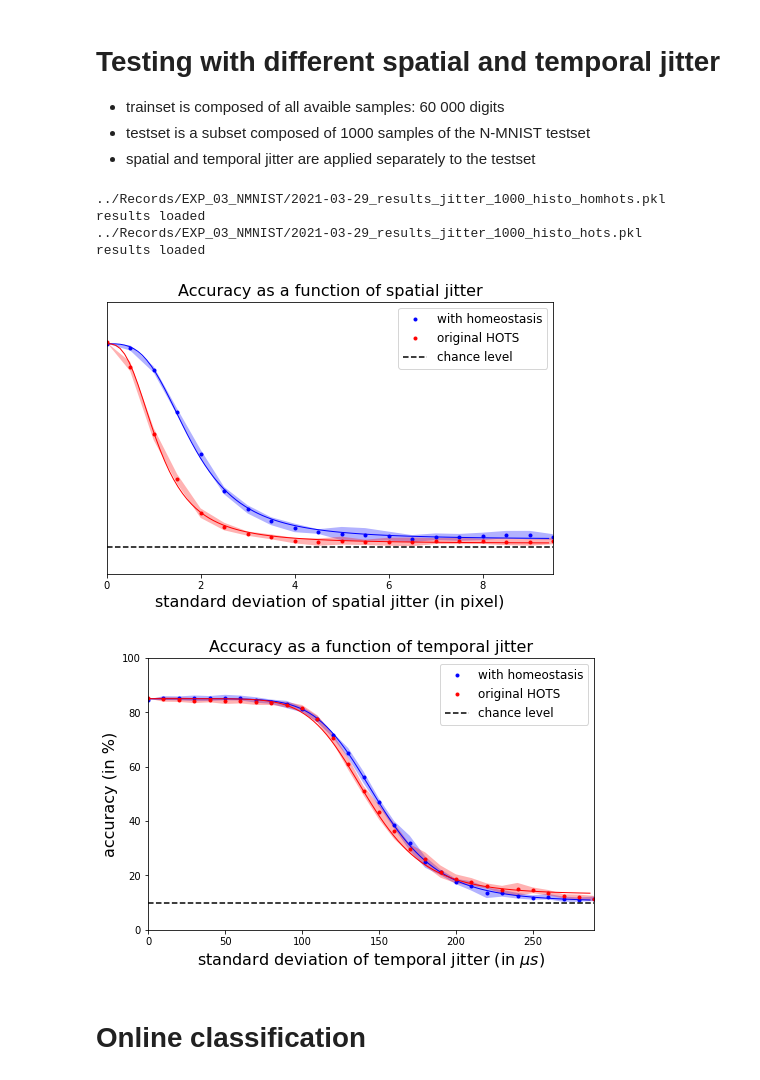
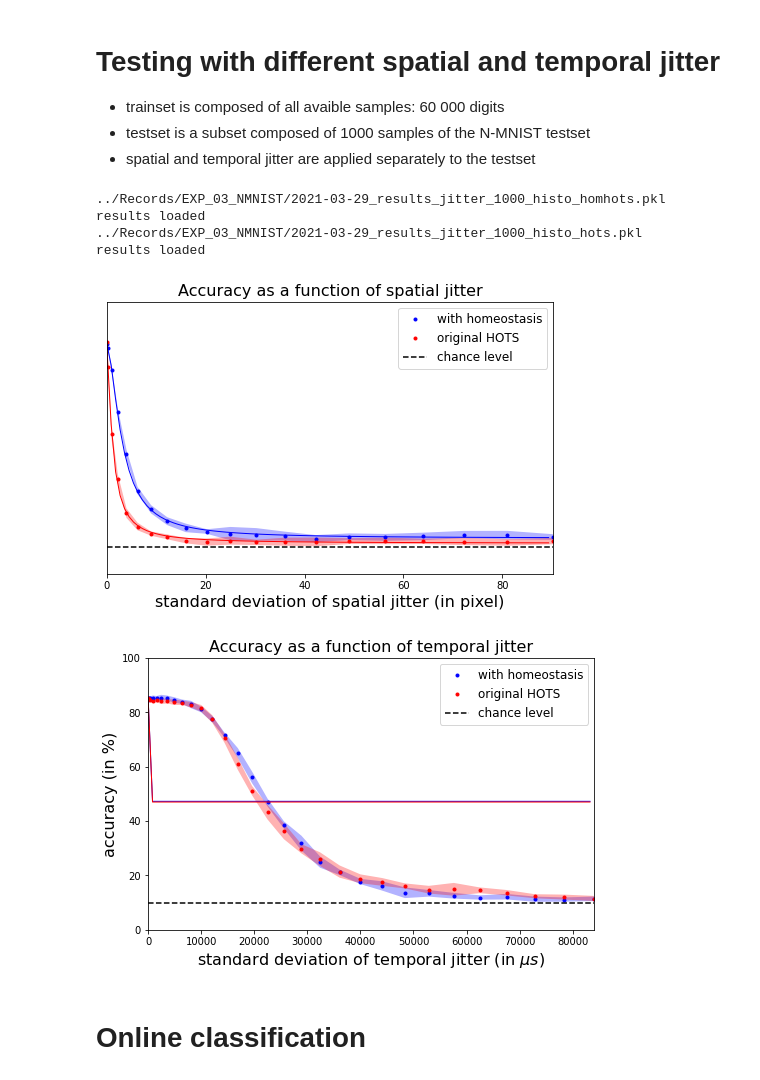
Before and after one commit to SpikeAI/HOTS, a Jupyter notebook: notebooks/RESULTS_03_NMNIST.ipynb, the cells around one changed output. Saved outputs shown, nothing was run; the diff lists cells and outputs as text; code cells hidden in the pictures.

```diff
--- a/notebooks/RESULTS_03_NMNIST.ipynb
+++ b/notebooks/RESULTS_03_NMNIST.ipynb
@@ -193,7 +193,8 @@ for name in ['homhots', 'hots']:
         with open(f_name, 'wb') as file:
             pickle.dump([score_t1, score_t12, jit_t, score_s1, score_s12, jit_s], file, pickle.HIGHEST_PROTOCOL)
 
-    jit_t_plot, jit_s_plot = np.sqrt(jit_t), np.sqrt(jit_s)
+    #jit_t_plot, jit_s_plot = np.sqrt(jit_t), np.sqrt(jit_s)
+    jit_t_plot, jit_s_plot = jit_t, jit_s
 
     score_t12=score_t12[:9,:]
     score_s12=score_s12[:9,:]
@@ -293,35 +294,35 @@ for name in ['homhots', 'hots']:
 
         ax_t.plot(jit_t_plot, score_stat12[1,:]*100, '.',color='blue', label='with homeostasis')
         ax_t.plot(x_fit_T, fit_T.detach().numpy()*100, color='blue', lw=1)
         ax_t.fill_between(jit_t_plot,
             score_stat12[2,:]*100, score_stat12[0,:]*100,
             facecolor = 'blue', edgecolor = None, alpha = .3)
 
 chance_s = np.ones([len(jit_s_plot)])*10
 ax_s.plot(jit_s_plot,chance_s, 'k--', label='chance level')
 chance_t = np.ones([len(jit_t_plot)])*10
 ax_t.plot(jit_t_plot,chance_t, 'k--', label='chance level')
 ax_t.axis([0,max(jit_t_plot),0,100]);
 ax_t.set_xlabel('standard deviation of temporal jitter (in $\mu s$)', fontsize=16);
 ax_t.set_ylabel('accuracy (in %)', fontsize=16);
 #ax_t.set_yticks([])
 ax_t.set_title('Accuracy as a function of temporal jitter', fontsize=16);
 ax_t.legend(fontsize=12);
 
 ax_s.axis([0,max(jit_s_plot),0,100]);
 ax_s.set_xlabel('standard deviation of spatial jitter (in pixel)', fontsize=16);
 #ax_s.set_ylabel('accuracy (in %)', fontsize=16);
 ax_s.set_yticks([])
 ax_s.set_title('Accuracy as a function of spatial jitter', fontsize=16);
 #plt.yticks([],[])
 ax_s.legend(fontsize=12);
 # %% [output]
 ../Records/EXP_03_NMNIST/2021-03-29_results_jitter_1000_histo_homhots.pkl
 results loaded
 ../Records/EXP_03_NMNIST/2021-03-29_results_jitter_1000_histo_hots.pkl
 results loaded
-[figure, old version]
+[figure, new version]
-[figure, old version]
+[figure, new version]
 # %%
 printfig(fig_s, 'spatial_jitter.pdf')
 printfig(fig_t, 'temporal_jitter.pdf')
```
Also changed, not shown: 5 other files.
